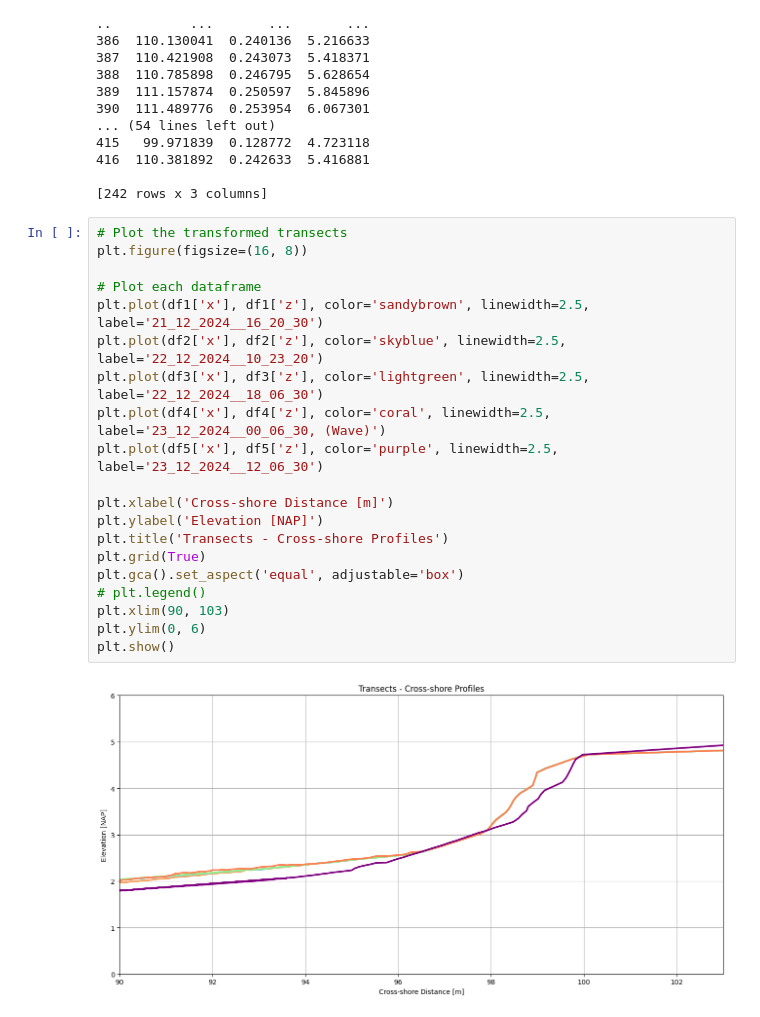
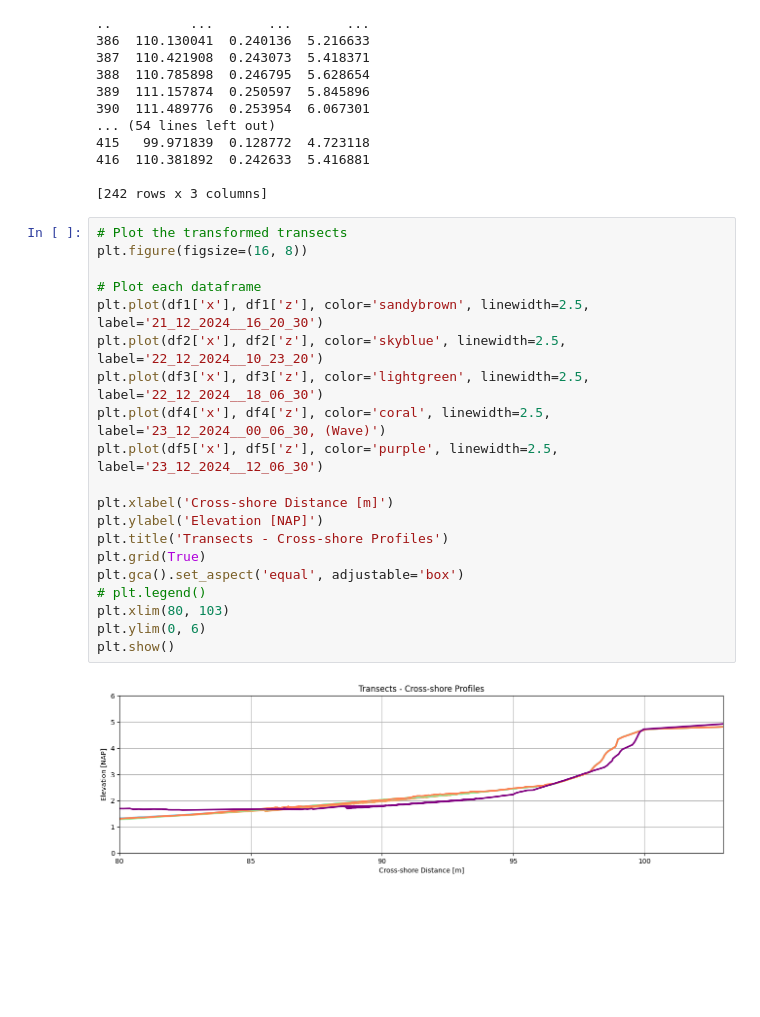
Before and after one commit to Rubenrosman/HybridDune, a Jupyter notebook: Ruben/LiDAR/Storm_2/Lidar_1_storm2_plots.ipynb, the cells around one changed output. Saved outputs shown, nothing was run; the diff lists cells and outputs as text; blank space fills up the shorter version.

```diff
--- a/Ruben/LiDAR/Storm_2/Lidar_1_storm2_plots.ipynb
+++ b/Ruben/LiDAR/Storm_2/Lidar_1_storm2_plots.ipynb
@@ -195,22 +195,22 @@ print(df5)
 # %%
 # Plot the transformed transects
 plt.figure(figsize=(16, 8))
 
 # Plot each dataframe
 plt.plot(df1['x'], df1['z'], color='sandybrown', linewidth=2.5, label='21_12_2024__16_20_30')
 plt.plot(df2['x'], df2['z'], color='skyblue', linewidth=2.5, label='22_12_2024__10_23_20')
 plt.plot(df3['x'], df3['z'], color='lightgreen', linewidth=2.5, label='22_12_2024__18_06_30')
 plt.plot(df4['x'], df4['z'], color='coral', linewidth=2.5, label='23_12_2024__00_06_30, (Wave)')
 plt.plot(df5['x'], df5['z'], color='purple', linewidth=2.5, label='23_12_2024__12_06_30')
 
 plt.xlabel('Cross-shore Distance [m]')
 plt.ylabel('Elevation [NAP]')
 plt.title('Transects - Cross-shore Profiles')
 plt.grid(True)
 plt.gca().set_aspect('equal', adjustable='box')
 # plt.legend()
-plt.xlim(90, 103)
+plt.xlim(80, 103)
 plt.ylim(0, 6)
 plt.show()
 # %% [output]
-[figure, old version]
+[figure, new version]
```
Also changed, not shown: 3 other files.
